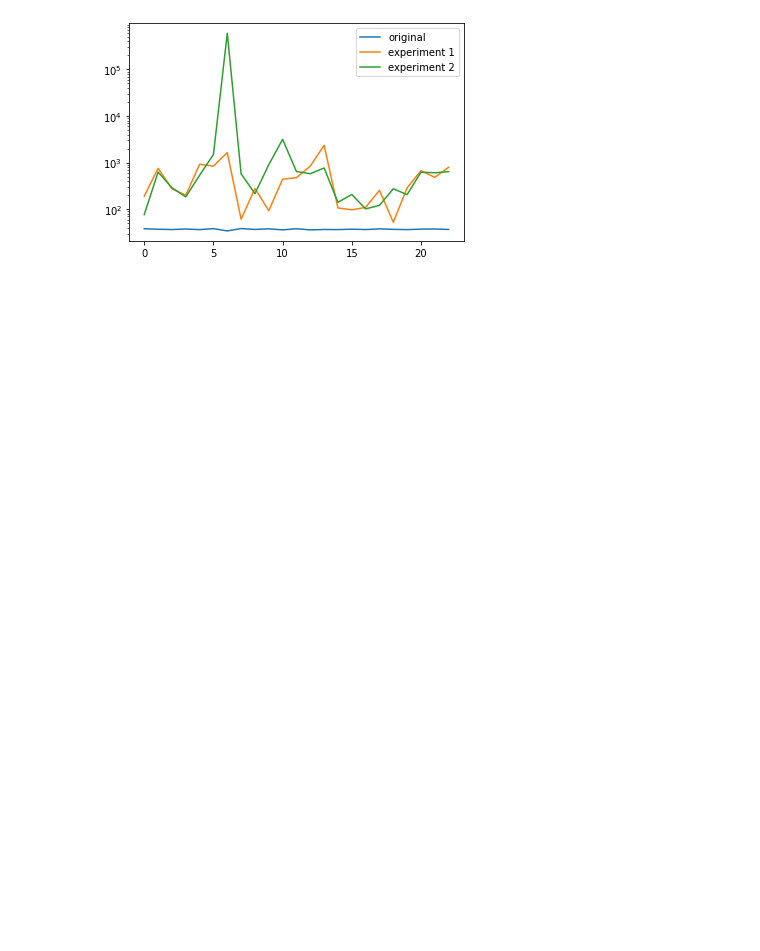
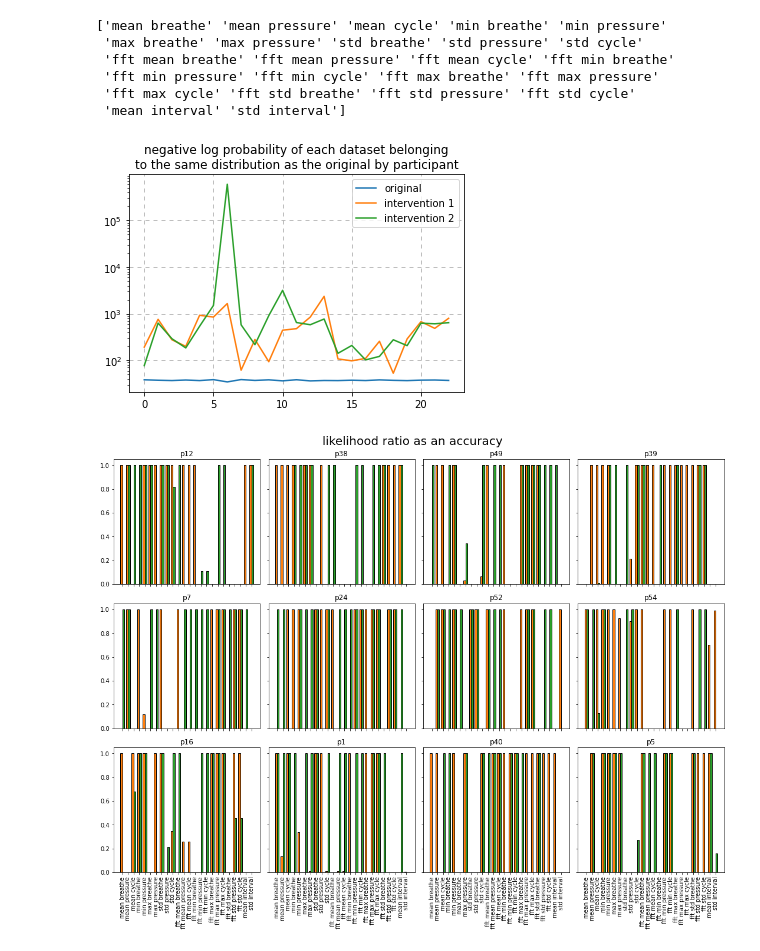
Before and after one commit to jordan-wei-taylor/paws, a Jupyter notebook: eda.ipynb, the cells around one changed output. Saved outputs shown, nothing was run; the diff lists cells and outputs as text; code cells hidden in the pictures; blank space fills up the shorter version.

Commit message:
probability by feature

```diff
--- a/eda.ipynb
+++ b/eda.ipynb
@@ -74,19 +87,43 @@ plt.show()
-# %%
-# fit a multivariate normal on the original experiment data
-m, C = Z0.mean(axis = 0), np.cov(Z0, rowvar = False)
-
-N  = multivariate_normal(m, C, allow_singular = True)
-
-# define the log probability for each experimental design (3 rows)
-lp = np.array([N.logpdf(Z) for Z in [Z0, Z1, Z2]])
-
-# visualise the negative log probability
-# x-axis is each participant
-# y-axis is the negative log probability of belonging to the original dataset (note clear gap between blue and non-blue lines)
-for l, label in zip(lp, labels):
-    plt.semilogy(-l, label = label)
-
-plt.legend()
-plt.show()
-# %% [output]
-[figure, removed]
+# %%
+model = MultiVariateGaussian(features)
+
+print(model.features)
+
+model.fit(Z0)
+
+for nll, label in zip(model.nll(Z0, Z1, Z2), labels):
+    plt.semilogy(nll, label = label)
+
+plt.legend()
+plt.grid(ls = (0, (5, 5)))
+plt.title('negative log probability of each dataset belonging\nto the same distribution as the original by participant')
+plt.show()
+
+
+R0, R1, R2 = model.l_ratio_by_feature(Z0, Z1, Z2)
+
+x = np.arange(len(model.features))
+
+# first 12 participants only
+fig, ax = plt.subplots(3, 4, figsize = (15, 12), sharey = True, sharex = True)
+ax      = ax.flatten()
+
+for i in range(12):
+
+    ax[i].bar(x - width / 2, R1[i], width, ec = 'k', fc = colors[1])
+    ax[i].bar(x + width / 2, R2[i], width, ec = 'k', fc = colors[2])
+    ax[i].set_xticks(x)
+    ax[i].set_xticklabels(model.features, rotation = 90)
+    ax[i].set_title(f'p{list(data)[i]}')
+
+fig.suptitle('likelihood ratio as an accuracy', size = 20)
+plt.tight_layout()
+# %% [output]
+['mean breathe' 'mean pressure' 'mean cycle' 'min breathe' 'min pressure'
+ 'max breathe' 'max pressure' 'std breathe' 'std pressure' 'std cycle'
+ 'fft mean breathe' 'fft mean pressure' 'fft mean cycle' 'fft min breathe'
+ 'fft min pressure' 'fft min cycle' 'fft max breathe' 'fft max pressure'
+ 'fft max cycle' 'fft std breathe' 'fft std pressure' 'fft std cycle'
+ 'mean interval' 'std interval']
+[figure, added]
+[figure, added]
```
Also changed, not shown: parts of 6 cells of this notebook, 4 other files.
